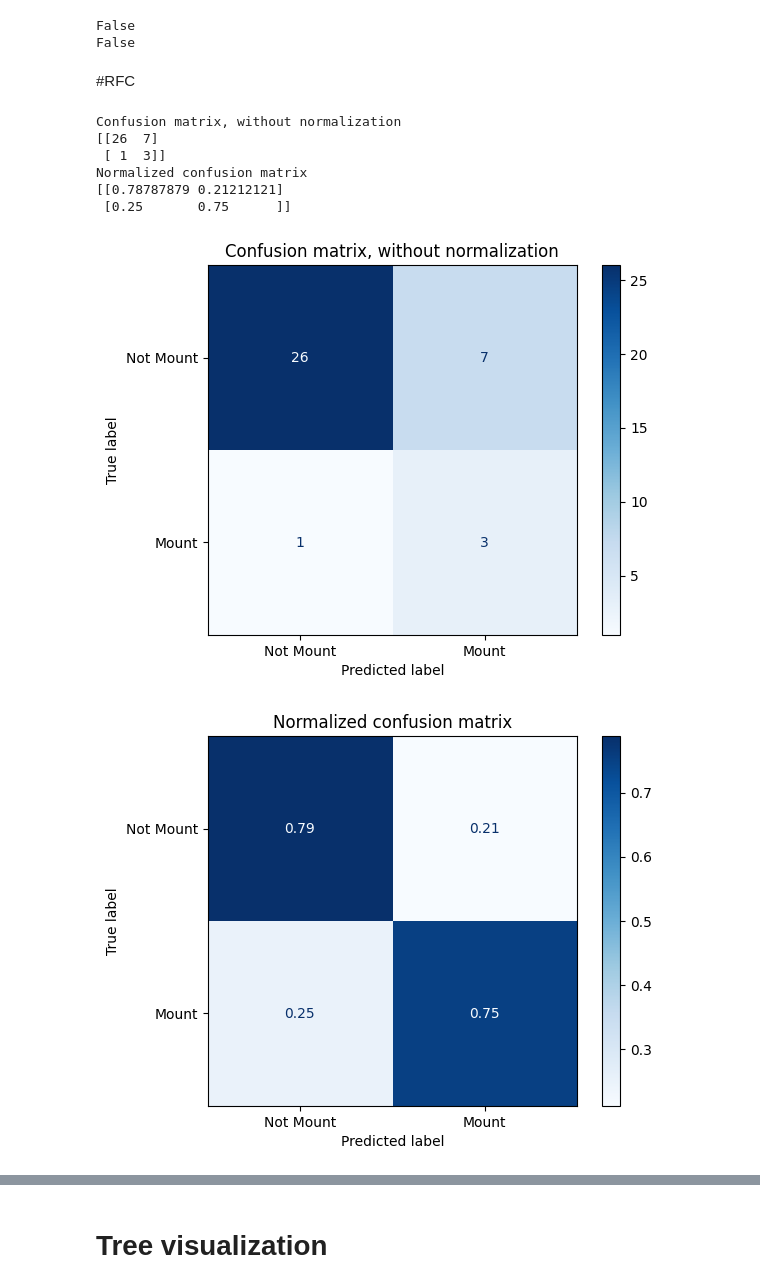
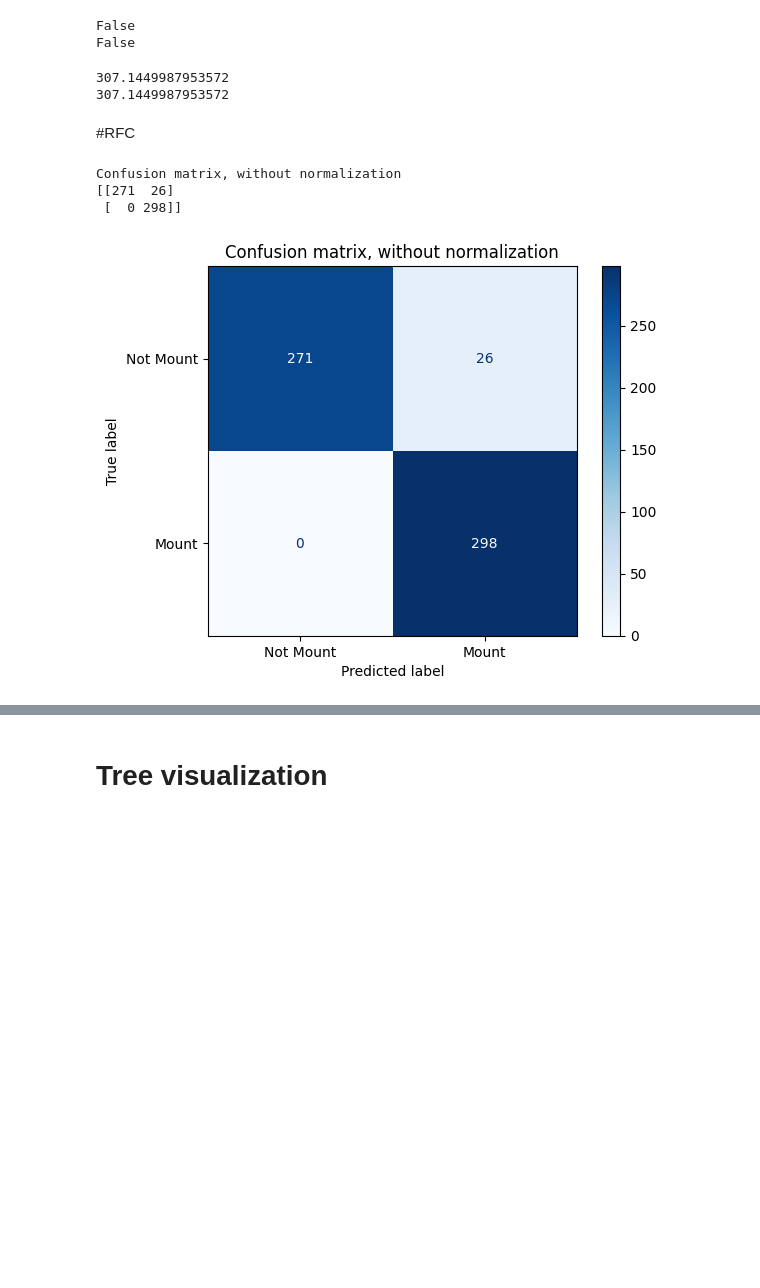
Before and after one commit to paulazoo/mouse-behavior-analysis, a Jupyter notebook: mount_random_forest_training.ipynb, the cells around one changed output, grey strips where cells are left out. Saved outputs shown, nothing was run; the diff lists cells and outputs as text; code cells hidden in the pictures; blank space fills up the shorter version.

```diff
--- a/mount_random_forest_training.ipynb
+++ b/mount_random_forest_training.ipynb
@@ -140,8 +137,14 @@ print(np.any(np.isinf(training_features)))
 False
 False
 # %%
-training_features[training_features < -10000] = -10000 # should all be positive though
-training_features[training_features > 10000] = 10000
+#training_features[training_features < -10000] = -10000 # should all be positive though
+#training_features[training_features > 10000] = 10000
+# %%
+print(np.max(total_features))
+print(np.max(training_features))
+# %% [output]
+307.1449987953572
+307.1449987953572
 # %% [markdown]
 #RFC
 # %%
@@ -156,42 +159,41 @@ from sklearn.metrics import ConfusionMatrixDisplay
 from sklearn.ensemble import RandomForestClassifier
 from imblearn.over_sampling import SMOTE
 # %%
-X_train, X_test, y_train, y_test = train_test_split(training_features, training_labels, test_size=0.1, stratify=training_labels)
-RFC = RandomForestClassifier(n_estimators=10, class_weight='balanced', random_state = 0)
+#Use SMOTE to oversample the minority class
+oversample = SMOTE()
+over_X, over_y = oversample.fit_resample(training_features, training_labels)
+over_X_train, over_X_test, over_y_train, over_y_test = train_test_split(over_X, over_y, test_size=0.1, stratify=over_y)
+#Build SMOTE SRF model
+RFC = RandomForestClassifier(n_estimators=10, random_state=5)
 
-#Train
-RFC.fit(X_train, y_train)
+#Train SMOTE SRF
+RFC.fit(over_X_train, over_y_train)
 
 # Plot non-normalized confusion matrix
 titles_options = [
-    ("Confusion matrix, without normalization", None),
-    ("Normalized confusion matrix", "true"),
+    ("Confusion matrix, without normalization", None)
 ]
 
 for title, normalize in titles_options:
     disp = ConfusionMatrixDisplay.from_estimator(
         RFC,
-        X_test,
-        y_test,
+        over_X_train, # change me as needed
+        over_y_train, # change me as needed
         display_labels=['Not Mount', 'Mount'],
         cmap=plt.cm.Blues,
         normalize=normalize,
     )
     disp.ax_.set_title(title)
 
     print(title)
     print(disp.confusion_matrix)
 
 plt.show()
 # %% [output]
 Confusion matrix, without normalization
-[[26  7]
- [ 1  3]]
-Normalized confusion matrix
-[[0.78787879 0.21212121]
- [0.25       0.75      ]]
+[[271  26]
+ [  0 298]]
-[figure, old version]
+[figure, new version]
-[figure, removed]
 # %%
 # Plot non-normalized confusion matrix
 titles_options = [
```
Also changed, not shown: parts of 10 cells of this notebook, 2 other files.
